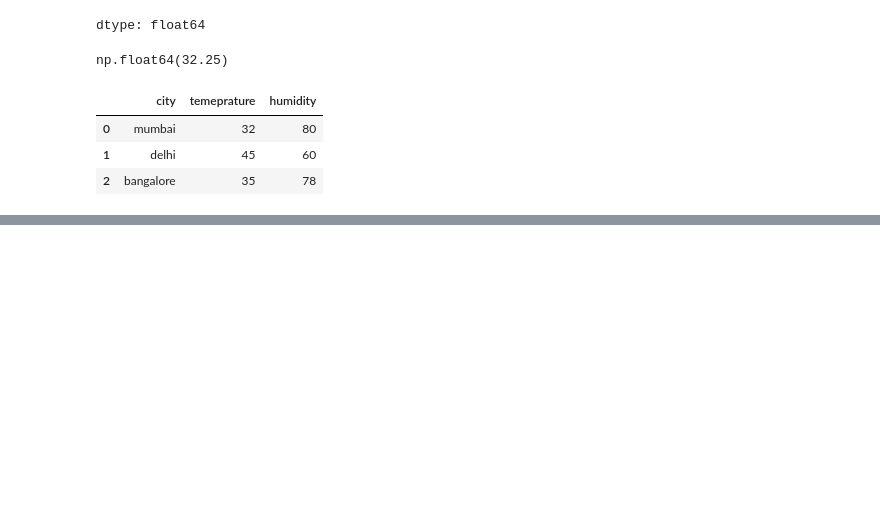
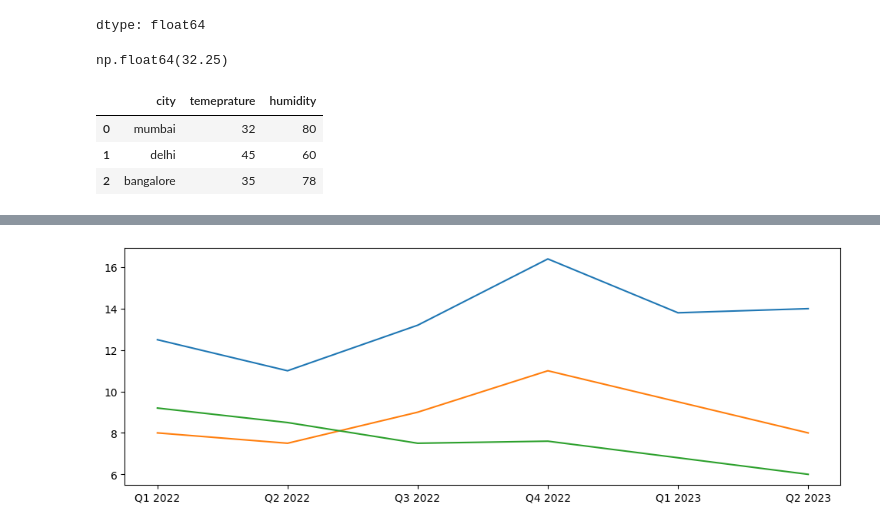
Before and after one commit to azeem932356/Numpy-Pandas-OpenCV-DataVisualization-DataScraping, a Jupyter notebook: Pandas/Pandas.ipynb, the cells around one changed output, grey strips where cells are left out. Drawn from its saved outputs; the diff is of its cells as text; code cells hidden in the pictures; blank space fills up the shorter version.

Commit message:
Visualizations

```diff
--- a/Pandas/Pandas.ipynb
+++ b/Pandas/Pandas.ipynb
@@ -1250,0 +1364,5 @@ NameError: name 'pd' is not defined
+# %%
+#line chart
+
+df_linechart= pd.read_excel('linechart.xlsx')
+df_linechart
@@ -1250,0 +1377,9 @@ NameError: name 'pd' is not defined
+# %%
+#line chart
+plt.figure(figsize=(12, 4))
+plt.plot(df_linechart['Quarter'], df_linechart['Fridge'])
+plt.plot(df_linechart['Quarter'], df_linechart['Dishwasher'])
+plt.plot(df_linechart['Quarter'], df_linechart['Washing Machine'])
+plt.show()
+# %% [output]
+[figure, added]
```
Also changed, not shown: parts of 18 cells of this notebook.
